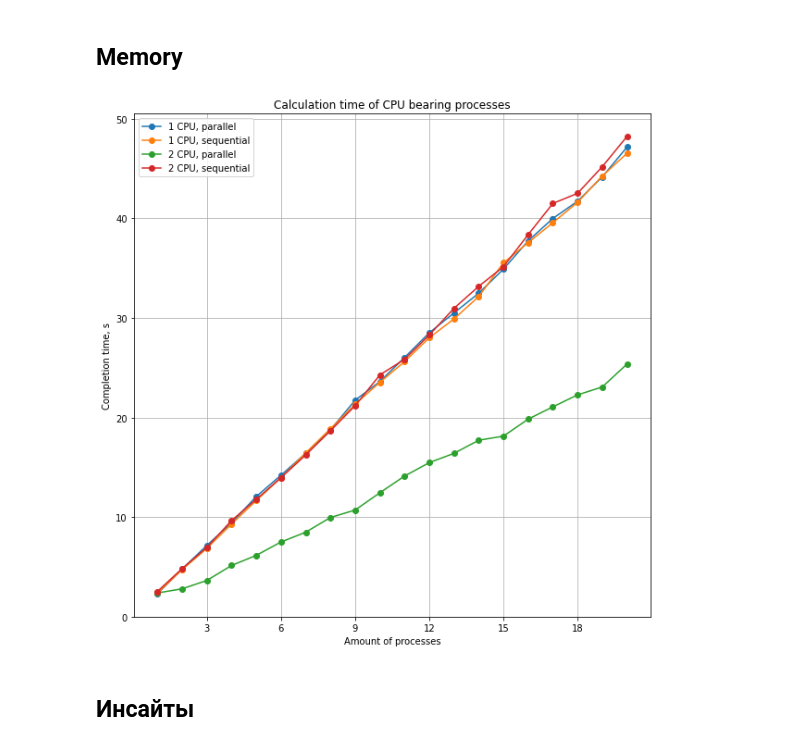
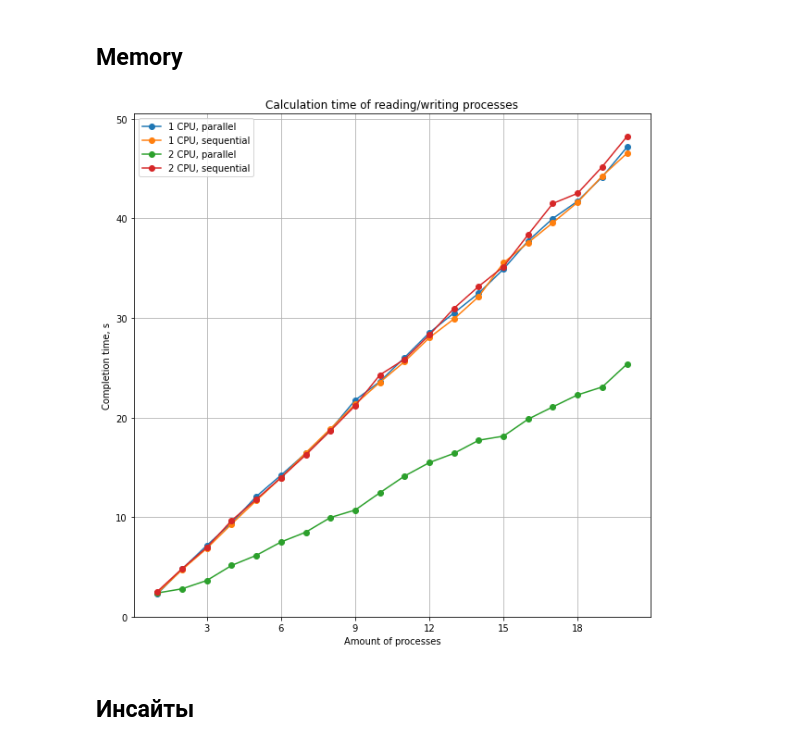
Before and after one commit to ssanyoq/os-labs, a Jupyter notebook: lab6/report.ipynb, the cells around one changed output. Cells and saved outputs as stored; diff of their text form; code cells hidden in the pictures.

```diff
--- a/lab6/report.ipynb
+++ b/lab6/report.ipynb
@@ -47,7 +48,7 @@ import matplotlib.pyplot as plt
 from matplotlib.ticker import MultipleLocator, MaxNLocator
 %matplotlib inline
 # %%
-def process_file(filename) -> list:
+def process_file(filename: str) -> list:
     with open(filename, 'r') as file:
         data = file.read()
     output = []
@@ -132,25 +132,24 @@ datasets = [
 # %%
 plt.figure(figsize=(10, 10))
 
 for name, data in datasets:
     x_values = [pair[0] for pair in data]
     y_values = [pair[1] for pair in data]
     plt.plot(x_values, y_values, marker='o', linestyle='-', label=name)
 
-plt.title('Calculation time of CPU bearing processes')
+plt.title('Calculation time of reading/writing processes')
 plt.xlabel('Amount of processes')
 plt.ylabel('Completion time, s')
 
 ax = plt.gca()
 ax.xaxis.set_major_locator(MaxNLocator(integer=True))
 
 plt.legend()
 
-# Show the plot
 plt.grid(True)
 plt.show()
 # %% [output]
-[figure, old version]
+[figure, new version]
 # %% [markdown]
 ## Инсайты
 # %% [markdown]
```
Also changed, not shown: parts of 5 cells of this notebook.
